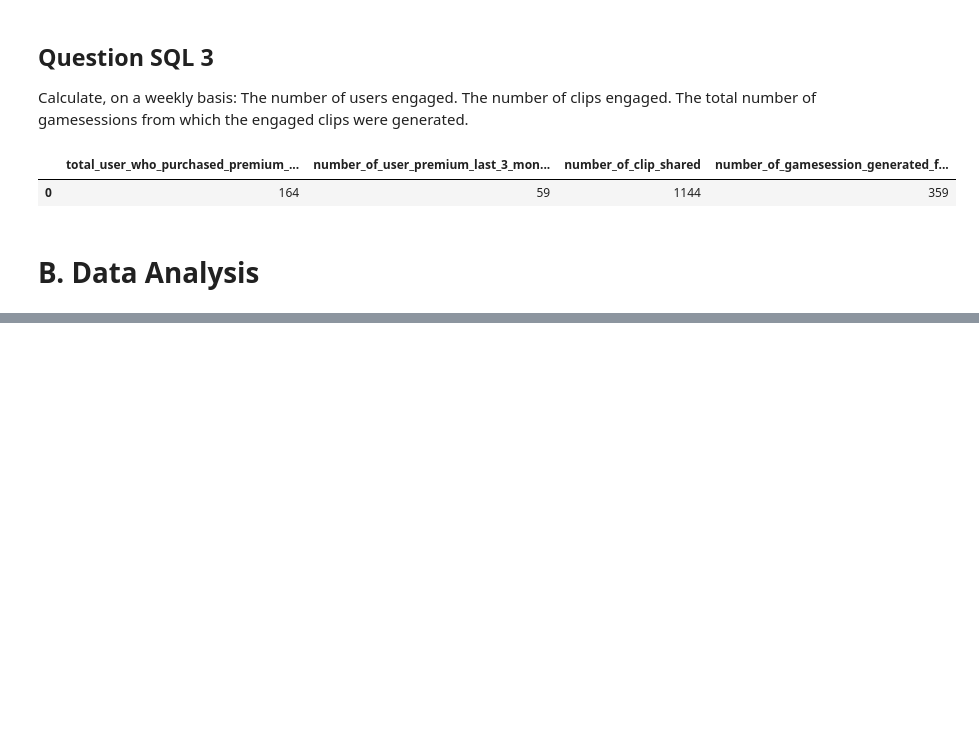
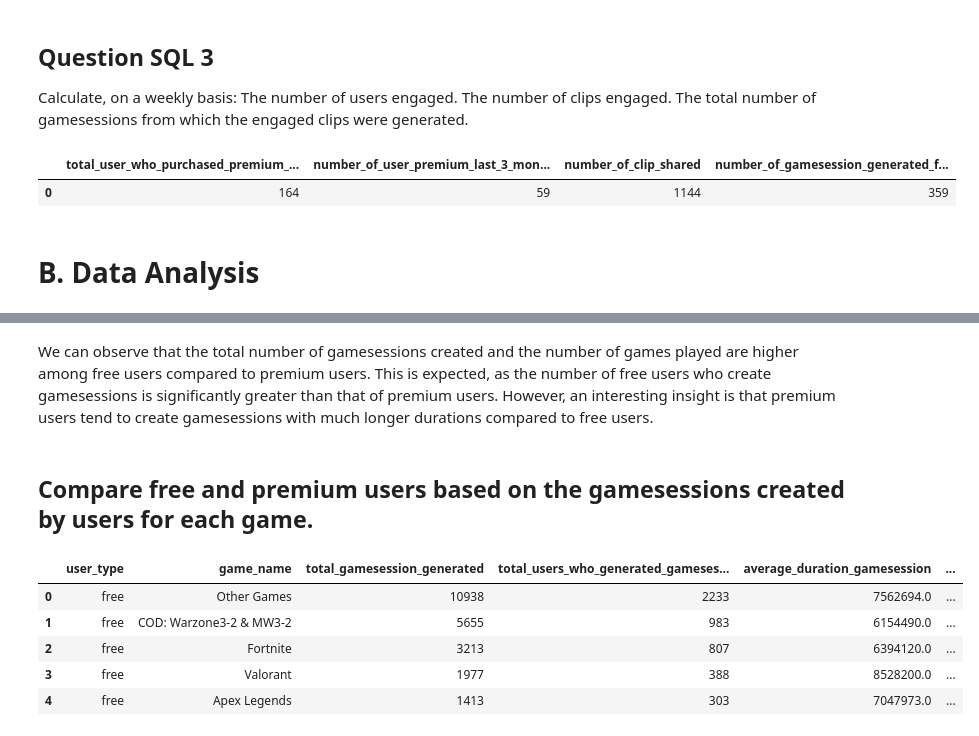
Before and after one commit to oscar-sinaga/Analysis-Eclipse-Data, a Jupyter notebook: answer_test.ipynb, the cells around one changed output, grey strips where cells are left out. Saved outputs shown, nothing was run; the diff lists cells and outputs as text; code cells hidden in the pictures; blank space fills up the shorter version.

Commit message:
analysis gamession done

```diff
--- a/answer_test.ipynb
+++ b/answer_test.ipynb
@@ -179 +282,56 @@ df_free_users
+# %% [markdown]
+We can observe that the total number of gamesessions created and the number of games played are higher among free users compared to premium users. This is expected, as the number of free users who create gamesessions is significantly greater than that of premium users. However, an interesting insight is that premium users tend to create gamesessions with much longer durations compared to free users.
+# %% [markdown]
+## Compare free and premium users based on the gamesessions created by users for each game.
+# %%
+query = """--sql
+WITH gamesession_with_user_type AS (
+    SELECT
+        g.*,
+        CASE
+            WHEN g.user_id IN (SELECT DISTINCT user_id FROM premium_users) THEN 'premium'
+            ELSE 'free'
+        END AS user_type
+    FROM
+        gamesession g
+),
+agg AS (
+    SELECT
+        user_type,
+        game_name,
+        COUNT(DISTINCT id) AS total_gamesession_generated,
+        COUNT(DISTINCT user_id) AS total_users_who_generated_gamesession,
+        ROUND(AVG(duration), 0) AS average_duration_gamesession
+    FROM gamesession_with_user_type
+    GROUP BY user_type, game_name
+)
+
+SELECT
+    *,
+    ROUND(
+        total_gamesession_generated * 100.0
+        / SUM(total_gamesession_generated) OVER (PARTITION BY user_type),
+        2
+    ) AS pct_gamesession_within_user_type,
+    ROUND(
+        total_users_who_generated_gamesession * 100.0
+        / SUM(total_users_who_generated_gamesession) OVER (PARTITION BY user_type),
+        2
+    ) AS pct_users_within_user_type
+FROM agg
+ORDER BY user_type, pct_gamesession_within_user_type DESC
+
+
+---order by user_type, total_gamesession_generated DESC
+"""
+
+df_agg_gamession_by_user_type_per_game = con.execute(query).fetchdf()
+df_agg_gamession_by_user_type_per_game.head(5)
+# %% [output]
+|  | user_type | game_name | total_gamesession_generated | total_users_who_generated_gameses... | average_duration_gamesession | ... |
+| 0 | free | Other Games | 10938 | 2233 | 7562694.0 | ... |
+| 1 | free | COD: Warzone3-2 & MW3-2 | 5655 | 983 | 6154490.0 | ... |
+| 2 | free | Fortnite | 3213 | 807 | 6394120.0 | ... |
+| 3 | free | Valorant | 1977 | 388 | 8528200.0 | ... |
+| 4 | free | Apex Legends | 1413 | 303 | 7047973.0 | ... |
 # %%
```
Also changed, not shown: parts of 7 cells of this notebook, 2 other files.
